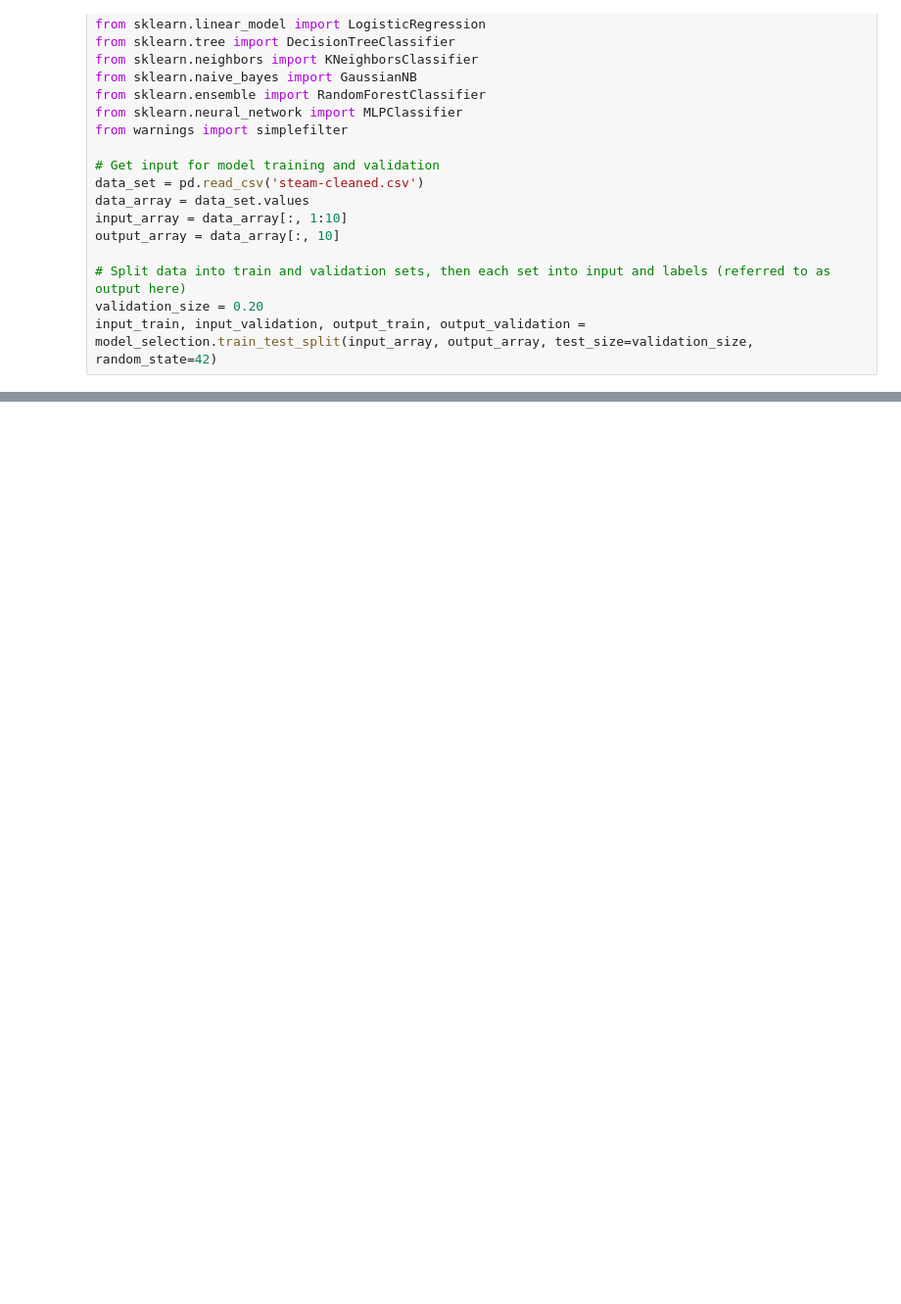
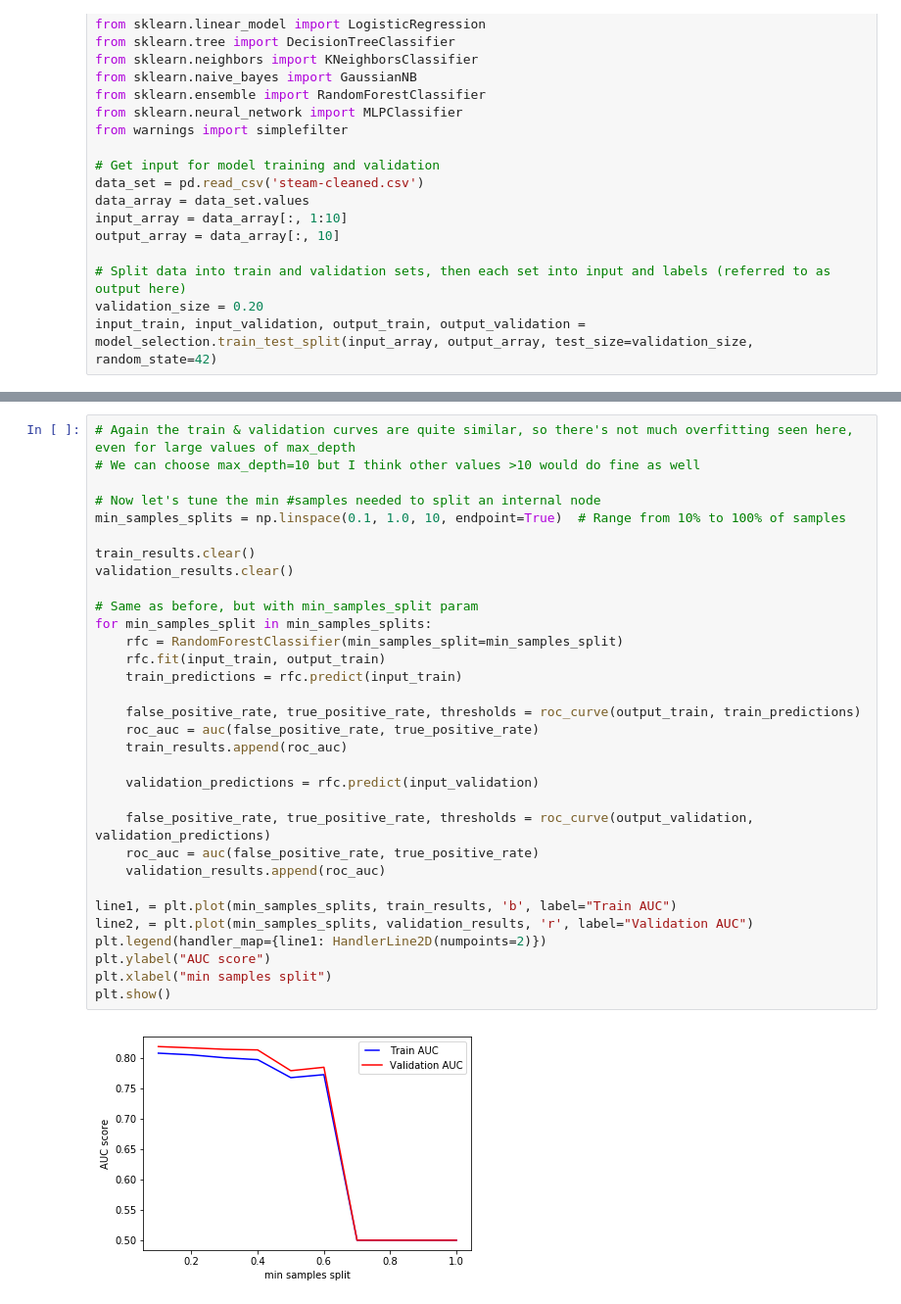
Before and after one commit to jsngn/steam-machine-learning, a Jupyter notebook: steam_models.ipynb, the cells around one changed output, grey strips where cells are left out. Shown: that part at 98% size. Cells and saved outputs as stored; diff of their text form; blank space fills up the shorter version.

```diff
--- a/steam_models.ipynb
+++ b/steam_models.ipynb
@@ -73,0 +158,34 @@ weighted avg       0.82      0.82      0.81      5415
+# %%
+# Again the train & validation curves are quite similar, so there's not much overfitting seen here, even for large values of max_depth
+# We can choose max_depth=10 but I think other values >10 would do fine as well
+
+# Now let's tune the min #samples needed to split an internal node
+min_samples_splits = np.linspace(0.1, 1.0, 10, endpoint=True)  # Range from 10% to 100% of samples
+
+train_results.clear()
+validation_results.clear()
+
+# Same as before, but with min_samples_split param
+for min_samples_split in min_samples_splits:
+    rfc = RandomForestClassifier(min_samples_split=min_samples_split)
+    rfc.fit(input_train, output_train)
+    train_predictions = rfc.predict(input_train)
+
+    false_positive_rate, true_positive_rate, thresholds = roc_curve(output_train, train_predictions)
+    roc_auc = auc(false_positive_rate, true_positive_rate)
+    train_results.append(roc_auc)
+
+    validation_predictions = rfc.predict(input_validation)
+
+    false_positive_rate, true_positive_rate, thresholds = roc_curve(output_validation, validation_predictions)
+    roc_auc = auc(false_positive_rate, true_positive_rate)
+    validation_results.append(roc_auc)
+
+line1, = plt.plot(min_samples_splits, train_results, 'b', label="Train AUC")
+line2, = plt.plot(min_samples_splits, validation_results, 'r', label="Validation AUC")
+plt.legend(handler_map={line1: HandlerLine2D(numpoints=2)})
+plt.ylabel("AUC score")
+plt.xlabel("min samples split")
+plt.show()
+# %% [output]
+[figure, added]
```
Also changed, not shown: parts of 10 cells of this notebook.
